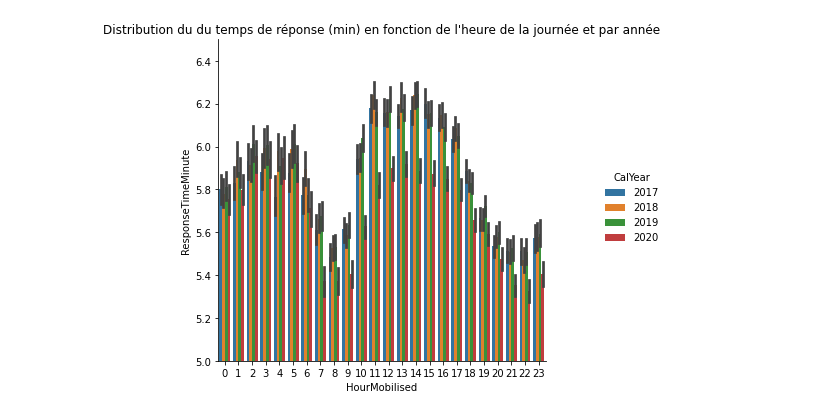
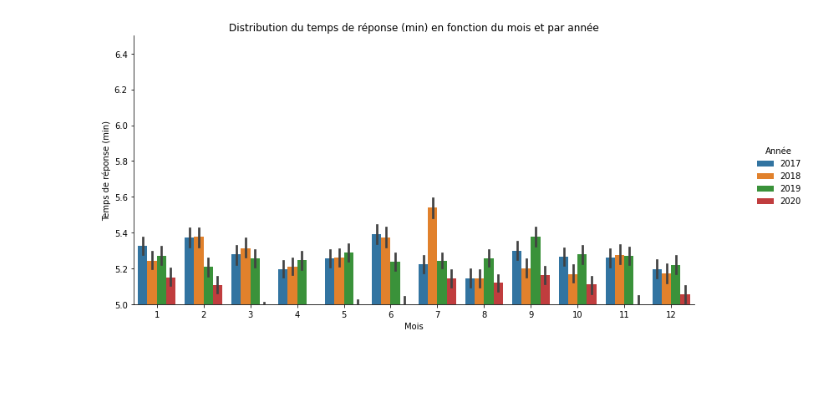
Before and after one commit to Pyrefighter/Pyrefighter, a Jupyter notebook: PyreFighter_Vizualisation.ipynb, the cells around one changed output. Cells and saved outputs as stored; diff of their text form; code cells hidden in the pictures; blank space fills up the shorter version.

```diff
--- a/PyreFighter_Vizualisation.ipynb
+++ b/PyreFighter_Vizualisation.ipynb
@@ -1,4 +1,5 @@
 # %%
+# Importation des packages
 %matplotlib inline
 import pandas as pd
 import numpy as np
@@ -6,10 +7,7 @@ import matplotlib.pyplot as plt
 import seaborn as sns
 import statsmodels.api
 
-df = pd.read_csv(r'Preprocessing.csv', sep = ';')
-df = df[['IncidentNumber', 'CalYear', 'IncidentGroup','PropertyCategory', 'AddressQualifier', 'IncGeo_BoroughName',
-         'Easting_rounded', 'Northing_rounded', 'IncidentStationGround', 'FirstPumpArriving_DeployedFromStation',
-         'DateAndTimeMobilised', 'DateAndTimeMobile','DateAndTimeArrived', 'DeployedFromStation_Name','DeployedFromLocation', 'PumpOrder', 'ResponseTimeMinute', 'HourMobilised',
-         'WeekdayMobilised', 'MonthMobilised', 'Time_preparation', 'CityCenter']]
+# Lecture du DataFrame
+df = pd.read_csv(r'Pyrefighter_cleaned_database.csv', sep = ';')
 df.head()
 # %% [output]
@@ -100,0 +92,9 @@ table
+# %%
+# Distribution du temps de réponse (min) en fonction de l'heure de la journée et par année
+df['Année'] = df['CalYear']
+viz = sns.catplot(x = 'HourMobilised', y = 'ResponseTimeMinute', kind = 'bar', hue = 'Année', data = df)
+plt.ylim(5,6.5)
+viz.fig.set_size_inches(12,5)
+plt.xlabel('Heure')
+plt.ylabel('Temps de réponse (min)')
+plt.title('Distribution du temps de réponse (min) en fonction de l\'heure de la journée et par année');
@@ -101,9 +103,10 @@ table
 # %%
-# Visualisation du temps de réponse en fonction de l'heure de la journée et par année
-sns.catplot(x = 'HourMobilised', y = 'ResponseTimeMinute', kind = 'bar', hue = 'CalYear', data = df)
+# Distribution du temps de réponse (min) en fonction du mois et par année
+viz = sns.catplot(x = 'MonthMobilised', y = 'ResponseTimeMinute', kind = 'bar', hue = 'Année', data = df)
 plt.ylim(5,6.5)
-plt.title('Distribution du du temps de réponse (min) en fonction de l\'heure de la journée et par année');
-
-# On observe qu'en majorité le temps de réponse le plus faible était en 2020 à chaque moment de la journée.
+viz.fig.set_size_inches(12,5)
+plt.xlabel('Mois')
+plt.ylabel('Temps de réponse (min)')
+plt.title('Distribution du temps de réponse (min) en fonction du mois et par année');
 # %% [output]
-[figure, old version]
+[figure, new version]
```
Also changed, not shown: parts of 22 cells of this notebook, 7 other files.
